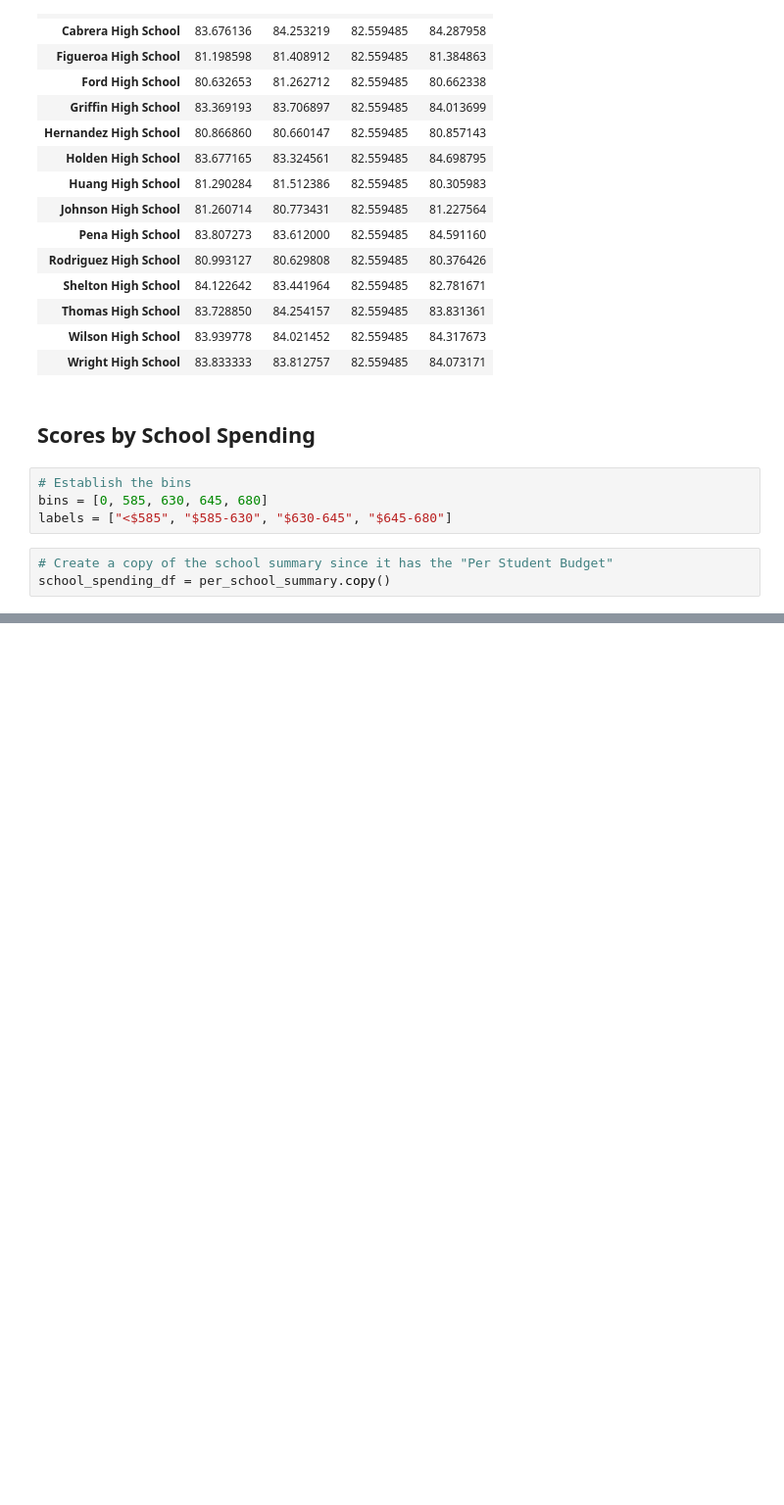
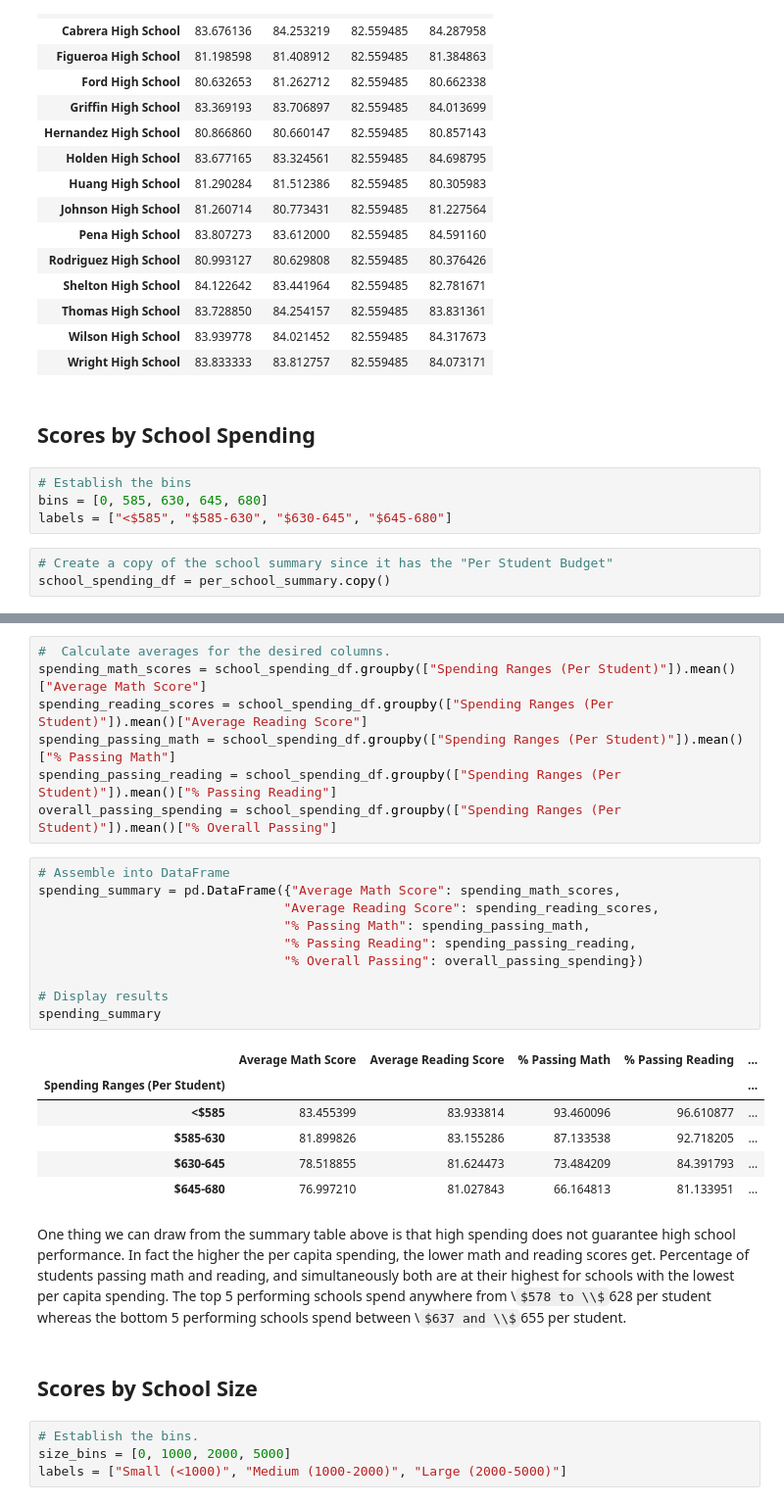
Before and after one commit to m3ufdech0c/pandas-challenge, a Jupyter notebook: PyCitySchools/PyCitySchools.ipynb, the cells around one changed output, grey strips where cells are left out. Shown at 98% size. Cells and saved outputs as stored; diff of their text form; some formulas as TeX source; blank space fills up the shorter version.

```diff
--- a/PyCitySchools/PyCitySchools.ipynb
+++ b/PyCitySchools/PyCitySchools.ipynb
@@ -475,0 +324,32 @@ TypeError: '<' not supported between instances of 'int' and 'str'
+# %%
+#  Calculate averages for the desired columns.
+spending_math_scores = school_spending_df.groupby(["Spending Ranges (Per Student)"]).mean()["Average Math Score"]
+spending_reading_scores = school_spending_df.groupby(["Spending Ranges (Per Student)"]).mean()["Average Reading Score"]
+spending_passing_math = school_spending_df.groupby(["Spending Ranges (Per Student)"]).mean()["% Passing Math"]
+spending_passing_reading = school_spending_df.groupby(["Spending Ranges (Per Student)"]).mean()["% Passing Reading"]
+overall_passing_spending = school_spending_df.groupby(["Spending Ranges (Per Student)"]).mean()["% Overall Passing"]
+# %%
+# Assemble into DataFrame
+spending_summary = pd.DataFrame({"Average Math Score": spending_math_scores,
+                                "Average Reading Score": spending_reading_scores,
+                                "% Passing Math": spending_passing_math,
+                                "% Passing Reading": spending_passing_reading,
+                                "% Overall Passing": overall_passing_spending})
+
+# Display results
+spending_summary
+# %% [output]
+|  | Average Math Score | Average Reading Score | % Passing Math | % Passing Reading | ... |
+| Spending Ranges (Per Student) |  |  |  |  | ... |
+| <$585 | 83.455399 | 83.933814 | 93.460096 | 96.610877 | ... |
+| $585-630 | 81.899826 | 83.155286 | 87.133538 | 92.718205 | ... |
+| $630-645 | 78.518855 | 81.624473 | 73.484209 | 84.391793 | ... |
+| $645-680 | 76.997210 | 81.027843 | 66.164813 | 81.133951 | ... |
+# %% [markdown]
+One thing we can draw from the summary table above is that high spending does not guarantee high school performance. In fact the higher the per capita spending, the lower math and reading scores get. Percentage of students passing math and reading, and simultaneously both are at their highest for schools with the lowest per capita spending. The top 5 performing schools spend anywhere from \\$578 to \\$628 per student whereas the bottom 5 performing schools spend between \\$637 and \\$655 per student.
+# %% [markdown]
+## Scores by School Size
+# %%
+# Establish the bins.
+size_bins = [0, 1000, 2000, 5000]
+labels = ["Small (<1000)", "Medium (1000-2000)", "Large (2000-5000)"]
```
Also changed, not shown: parts of 20 cells of this notebook.
